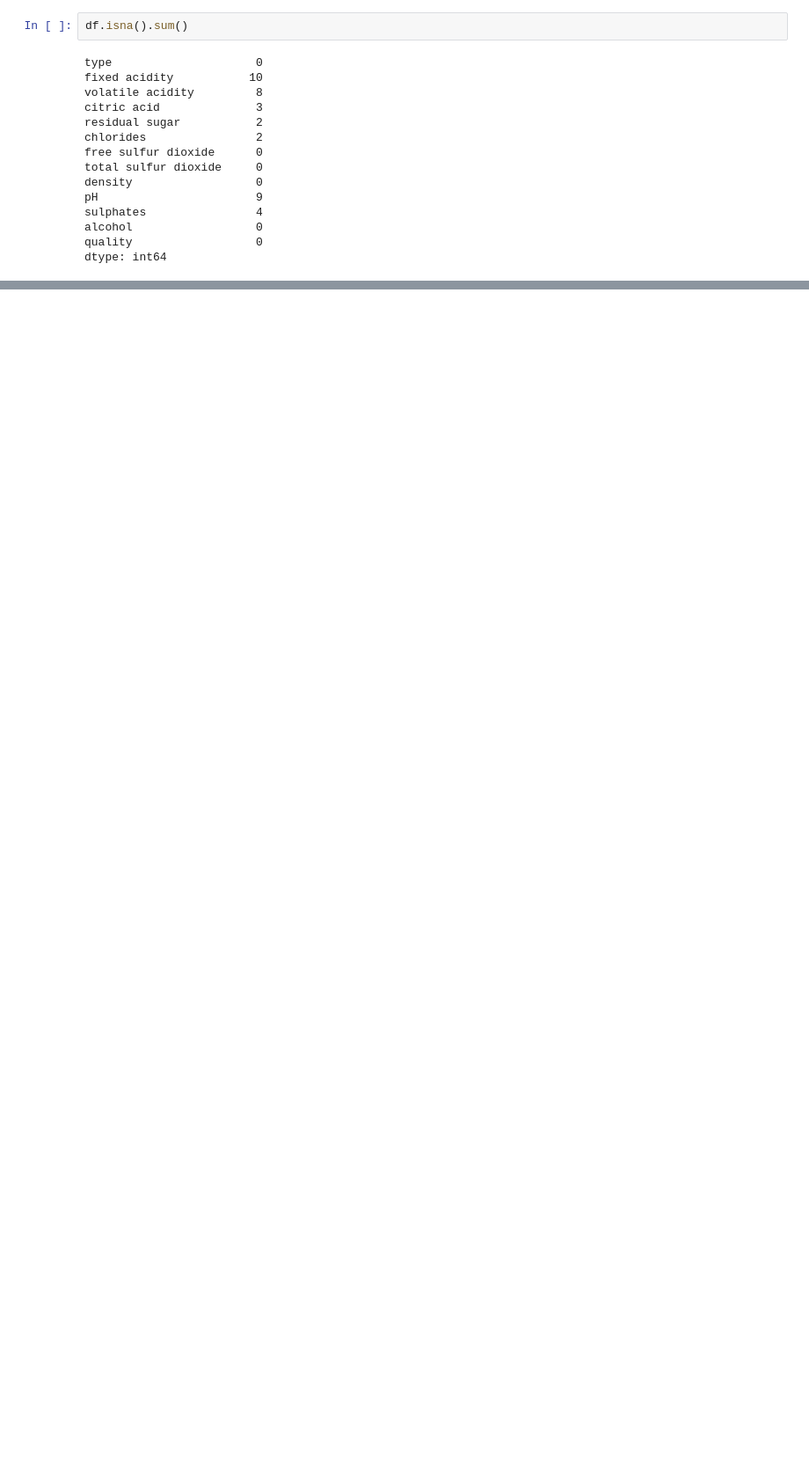
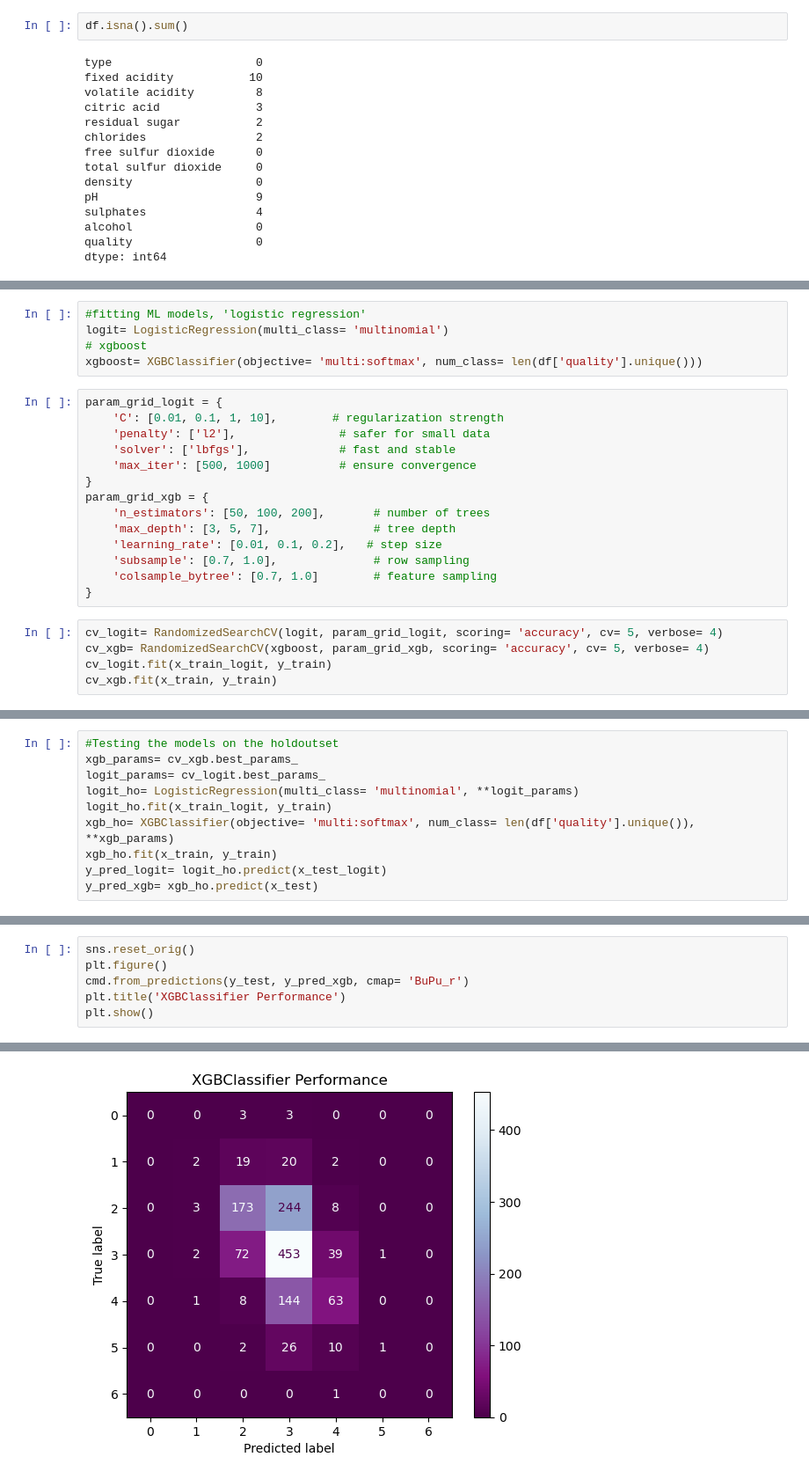
Before and after one commit to ethanhopkins101/DataScience-Projects, a Jupyter notebook: wine_quality/wine_quality.ipynb, the cells around one changed output, grey strips where cells are left out. Shown at 88% size. Cells and saved outputs as stored; diff of their text form; blank space fills up the shorter version.

```diff
--- a/wine_quality/wine_quality.ipynb
+++ b/wine_quality/wine_quality.ipynb
@@ -171,0 +139,24 @@ KeyboardInterrupt:
+# %%
+#fitting ML models, 'logistic regression'
+logit= LogisticRegression(multi_class= 'multinomial')
+# xgboost
+xgboost= XGBClassifier(objective= 'multi:softmax', num_class= len(df['quality'].unique()))
+# %%
+param_grid_logit = {
+    'C': [0.01, 0.1, 1, 10],        # regularization strength
+    'penalty': ['l2'],               # safer for small data
+    'solver': ['lbfgs'],             # fast and stable
+    'max_iter': [500, 1000]          # ensure convergence
+}
+param_grid_xgb = {
+    'n_estimators': [50, 100, 200],       # number of trees
+    'max_depth': [3, 5, 7],               # tree depth
+    'learning_rate': [0.01, 0.1, 0.2],   # step size
+    'subsample': [0.7, 1.0],              # row sampling
+    'colsample_bytree': [0.7, 1.0]        # feature sampling
+}
+# %%
+cv_logit= RandomizedSearchCV(logit, param_grid_logit, scoring= 'accuracy', cv= 5, verbose= 4)
+cv_xgb= RandomizedSearchCV(xgboost, param_grid_xgb, scoring= 'accuracy', cv= 5, verbose= 4)
+cv_logit.fit(x_train_logit, y_train)
+cv_xgb.fit(x_train, y_train)
@@ -171,0 +215,10 @@ KeyboardInterrupt:
+# %%
+#Testing the models on the holdoutset
+xgb_params= cv_xgb.best_params_
+logit_params= cv_logit.best_params_
+logit_ho= LogisticRegression(multi_class= 'multinomial', **logit_params)
+logit_ho.fit(x_train_logit, y_train)
+xgb_ho= XGBClassifier(objective= 'multi:softmax', num_class= len(df['quality'].unique()), **xgb_params)
+xgb_ho.fit(x_train, y_train)
+y_pred_logit= logit_ho.predict(x_test_logit)
+y_pred_xgb= xgb_ho.predict(x_test)
@@ -171,0 +241,7 @@ KeyboardInterrupt:
+# %%
+sns.reset_orig()
+plt.figure()
+cmd.from_predictions(y_test, y_pred_xgb, cmap= 'BuPu_r')
+plt.title('XGBClassifier Performance')
+plt.show()
+# %% [output]
@@ -171,0 +249 @@ KeyboardInterrupt:
+[figure, added]
```
Also changed, not shown: parts of 24 cells of this notebook.
